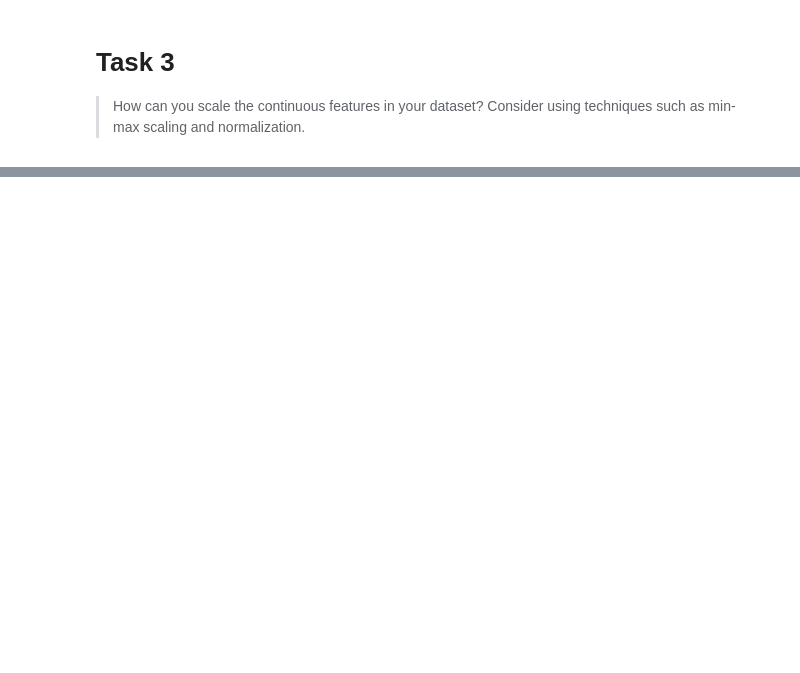
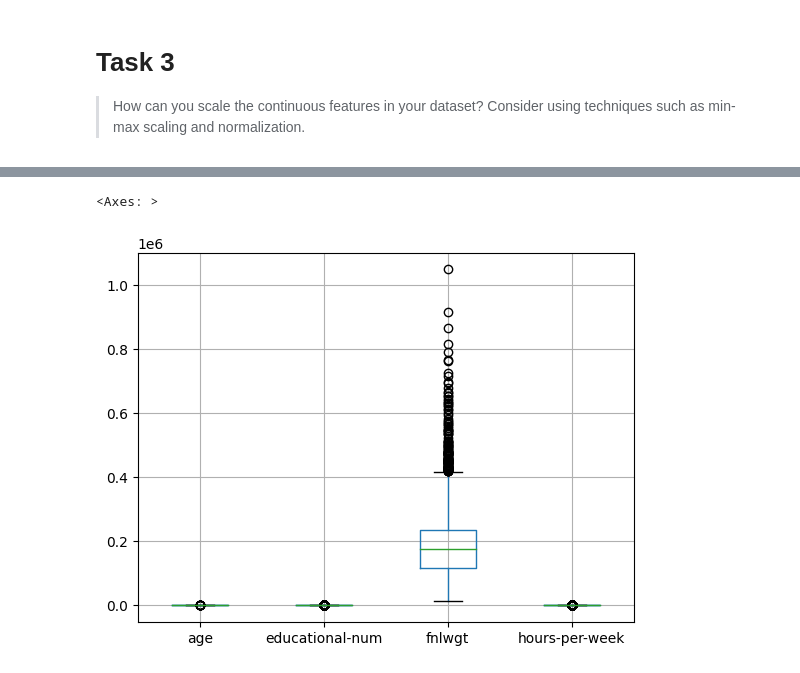
Before and after one commit to Jonson26/DSH-Pase2-Group1, a Jupyter notebook: Phase2_Group1_Session2.ipynb, the cells around one changed output, grey strips where cells are left out. Drawn from its saved outputs; the diff is of its cells as text; code cells hidden in the pictures; blank space fills up the shorter version.

```diff
--- a/Phase2_Group1_Session2.ipynb
+++ b/Phase2_Group1_Session2.ipynb
@@ -358,0 +375,6 @@ processed_df.head()
+# %%
+# Boxplot the continuous features in processed_df
+processed_df[['age', 'educational-num', 'fnlwgt', 'hours-per-week']].boxplot()
+# %% [output]
+<Axes: >
+[figure, added]
```
Also changed, not shown: parts of 14 cells of this notebook.
